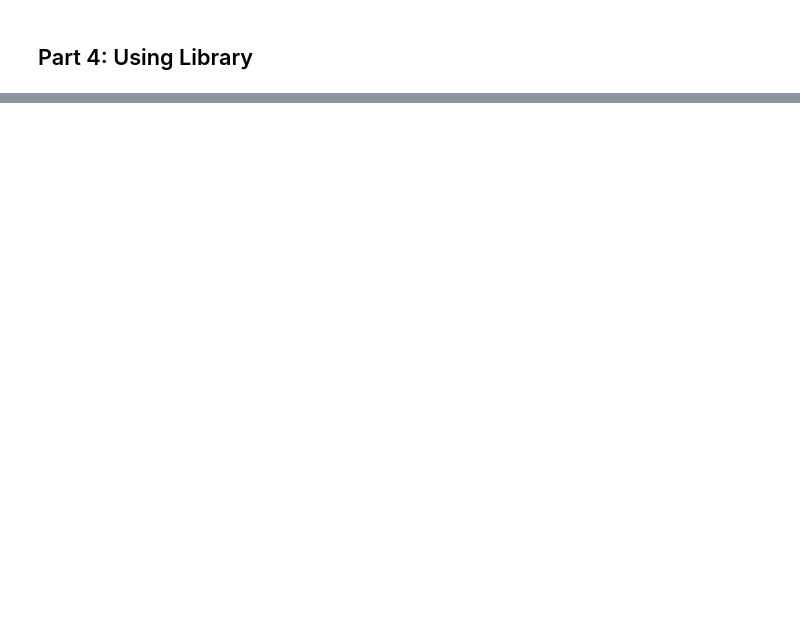
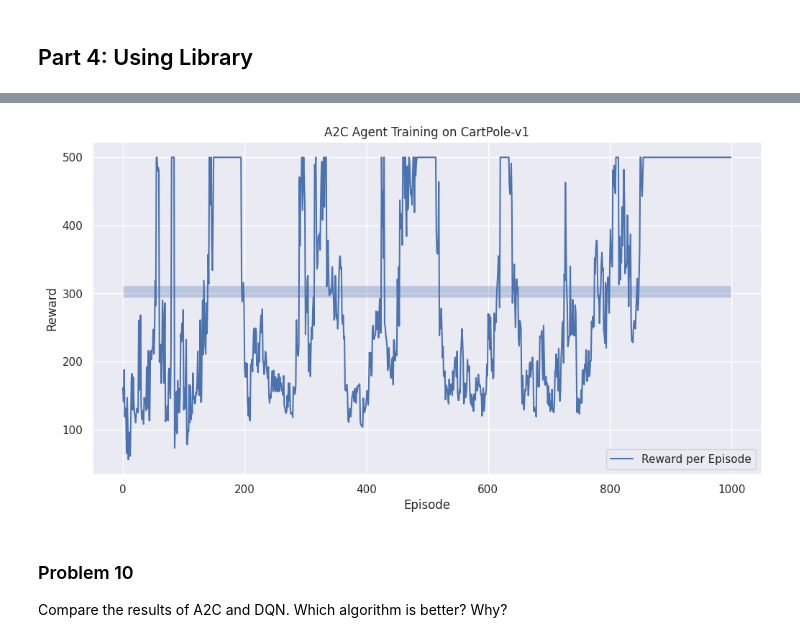
Before and after one commit to maj2idfar/Interactive-Learning-Course-Projects, a Jupyter notebook: 4_Deep_RL/4_Deep_RL.ipynb, the cells around one changed output, grey strips where cells are left out. Saved outputs shown, nothing was run; the diff lists cells and outputs as text; code cells hidden in the pictures; blank space fills up the shorter version.

```diff
--- a/4_Deep_RL/4_Deep_RL.ipynb
+++ b/4_Deep_RL/4_Deep_RL.ipynb
@@ -203,0 +773,24 @@ if __name__ == "__main__":
+# %%
+env_id = "CartPole-v1"
+env = make_vec_env(env_id, n_envs=1)
+
+model = A2C("MlpPolicy", env, verbose=1)
+
+# Parameters
+train_interval = 5
+reward_tracking = []
+
+# Track rewards during learning
+for episode in range(NUM_EPISODES):
+    obs = env.reset()
+    total_reward = 0
+    done = False
+    while not done:
+        action, _states = model.predict(obs, deterministic=True)
+        obs, reward, done, _ = env.step(action)
+        total_reward += reward
+    reward_tracking.append(total_reward)
+
+    # Update the model every `train_interval` episodes
+    if (episode + 1) % train_interval == 0:
+        model.learn(total_timesteps=500, reset_num_timesteps=False)
@@ -203,0 +816,25 @@ if __name__ == "__main__":
+# %%
+# Convert rewards to an array for statistics
+reward_array = np.array(reward_tracking)
+mean_rewards = np.mean(reward_array)
+std_rewards = np.std(reward_array)
+conf_interval = 1.96 * std_rewards / np.sqrt(len(reward_tracking))
+
+# Plotting
+sns.set(style="darkgrid")
+plt.figure(figsize=(12, 6))
+plt.plot(reward_tracking, label="Reward per Episode")
+plt.fill_between(range(len(reward_tracking)),
+                 mean_rewards - conf_interval,
+                 mean_rewards + conf_interval, alpha=0.3)
+plt.title("A2C Agent Training on CartPole-v1")
+plt.xlabel("Episode")
+plt.ylabel("Reward")
+plt.legend()
+plt.show()
+# %% [output]
+[figure, added]
+# %% [markdown]
+### Problem 10
+
+Compare the results of A2C and DQN. Which algorithm is better? Why?
```
Also changed, not shown: parts of 61 cells of this notebook, 4 other files.
